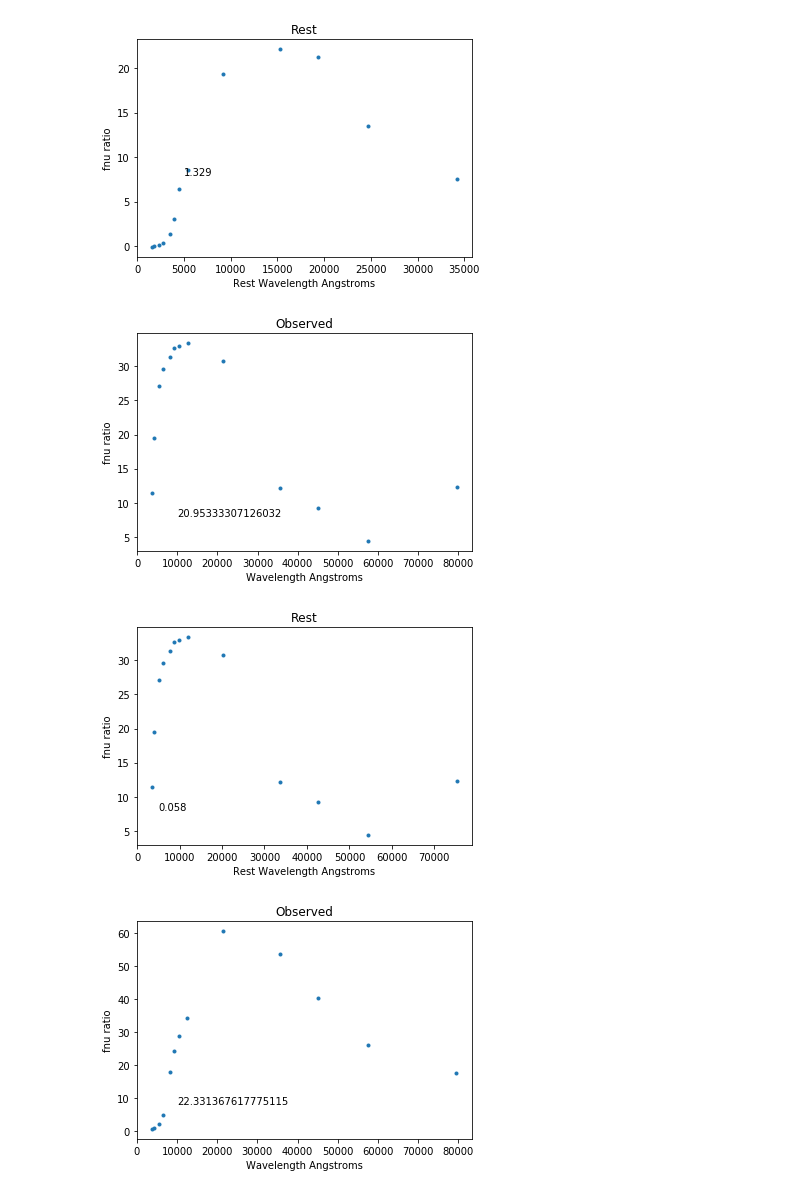
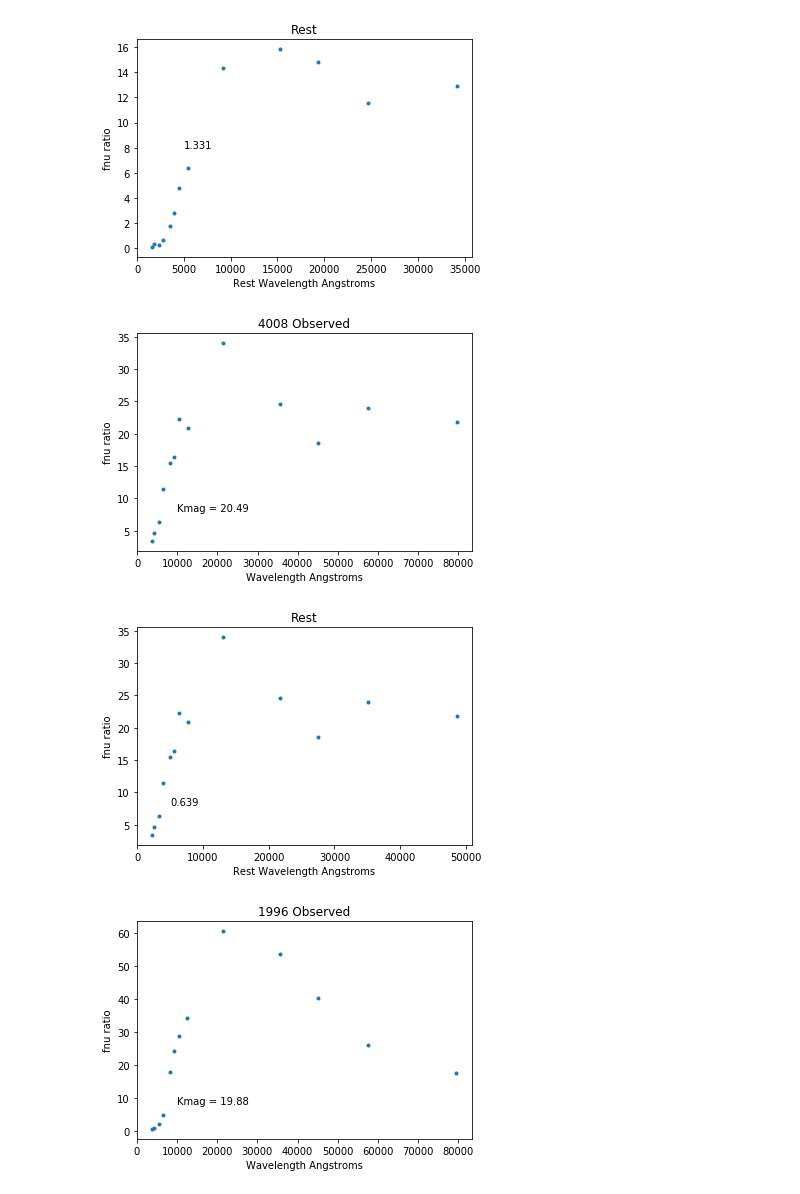
Before and after one commit to JacobGolledge/Research, a Jupyter notebook: SED plots.ipynb, the cells around one changed output. Saved outputs shown, nothing was run; the diff lists cells and outputs as text; code cells hidden in the pictures.

```diff
--- a/SED plots.ipynb
+++ b/SED plots.ipynb
@@ -12,8 +12,8 @@ from astropy.io import ascii
 xval = []
 yval = []
 
-#filterfile = ("/Users/grudnick/Work/GOGREEN/Data/Releases/v1.1/PHOTOMETRY/FILTERS/FILTER.RES.GOGREEN")
-filterfile = ("/home/jacob/Documents/Research/FILTER.RES.GOGREEN")
+filterfile = ("/Users/grudnick/Work/GOGREEN/Data/Releases/v1.1/PHOTOMETRY/FILTERS/FILTER.RES.GOGREEN")
+#filterfile = ("/home/jacob/Documents/Research/FILTER.RES.GOGREEN")
 f = open(filterfile, 'r')
 
 # make dictionary to hold all filter curves
@@ -123,10 +123,11 @@ xval.append(I3wave)
 xval.append(I4wave)
 print(xval)
 
-zfile = ascii.read("/home/jacob/PHOTOMETRY/SPECZ_MATCHED/compilation_SpARCS-0035.dat")
-print(zfile)
+#zfile = ascii.read("/home/jacob/PHOTOMETRY/SPECZ_MATCHED/compilation_SpARCS-0035.dat")
+#print(zfile)
 
-path = "/home/jacob/PHOTOMETRY"
+path = "/Users/grudnick/Work/GOGREEN/Data/Releases/v1.1/PHOTOMETRY"
+#path = "/home/jacob/PHOTOMETRY"
 zfile = path + "/SPECZ_MATCHED/compilation_SpARCS-0035.dat"
 zdat = ascii.read(zfile)
 
@@ -144,7 +145,7 @@ photdat = ascii.read(photfile)
 
 totmag = np.vectorize(photdat['HAWKIKs_tot'])
 #goodmag = -2.5 * np.log10(totmag) + 25
-goodmag = -2.5 * np.log10(photdat['HAWKIKs_tot']) + 24
+goodmag = -2.5 * np.log10(photdat['HAWKIKs_tot']) + 25
 
 # a better way is to use the numpy.where() command
 # this is an array of all indices which satisfy the condition in the ()
@@ -209,14 +210,22 @@ for galaxy in range(5):
     plt.plot(xval, galy, '.')
     plt.xlabel('Wavelength Angstroms')
     plt.ylabel('fnu ratio')
+    titlestr = str(galindex[galaxy]) + ' Observed'
     #plt.title('Galaxy One: ', galindex[galaxy])
-    plt.title('Observed')
-    plt.text(10000, 8, goodmag[galindex[galaxy]])
+    #plt.title('Observed')
+    plt.title(titlestr)
+    #You are using galindex as an index, when it is really an ID.  In the specific case of *this* catalog
+    #this kind of works (if you subtract -1) because the IDs are sequential starting at 1.  But for a
+    #generic catalog this won't work.
+    #for the love of god, don't ever call non-index variables "index":-)
+    magstr = 'Kmag = ' + "{:0.2f}".format(goodmag[galindex[galaxy] - 1])
+    #plt.text(10000, 8, goodmag[galindex[galaxy]])
+    plt.text(10000, 8, magstr)
     plt.show()
 
     z = zdat['spec_z'][galindex[galaxy]-1]
     #print(galindex[galaxy])
-    index = list(zdat['PHOTCATID']).index(galindex[galaxy])
+    #index = list(zdat['PHOTCATID']).index(galindex[galaxy])
     rest = xval / (1+z)
     #print("z is equal to: ", z,"rest: ", rest)
     xprime.append(rest) #lambda_rest = lambda_obs / (1+z)
@@ -250,5 +259,5 @@ index:  1932
-[figure, old version]
+[figure, new version]
-[figure, old version]
+[figure, new version]
-[figure, old version]
+[figure, new version]
-[figure, old version]
+[figure, new version]
 [figure]
```
Also changed, not shown: parts of 1 cell of this notebook.
